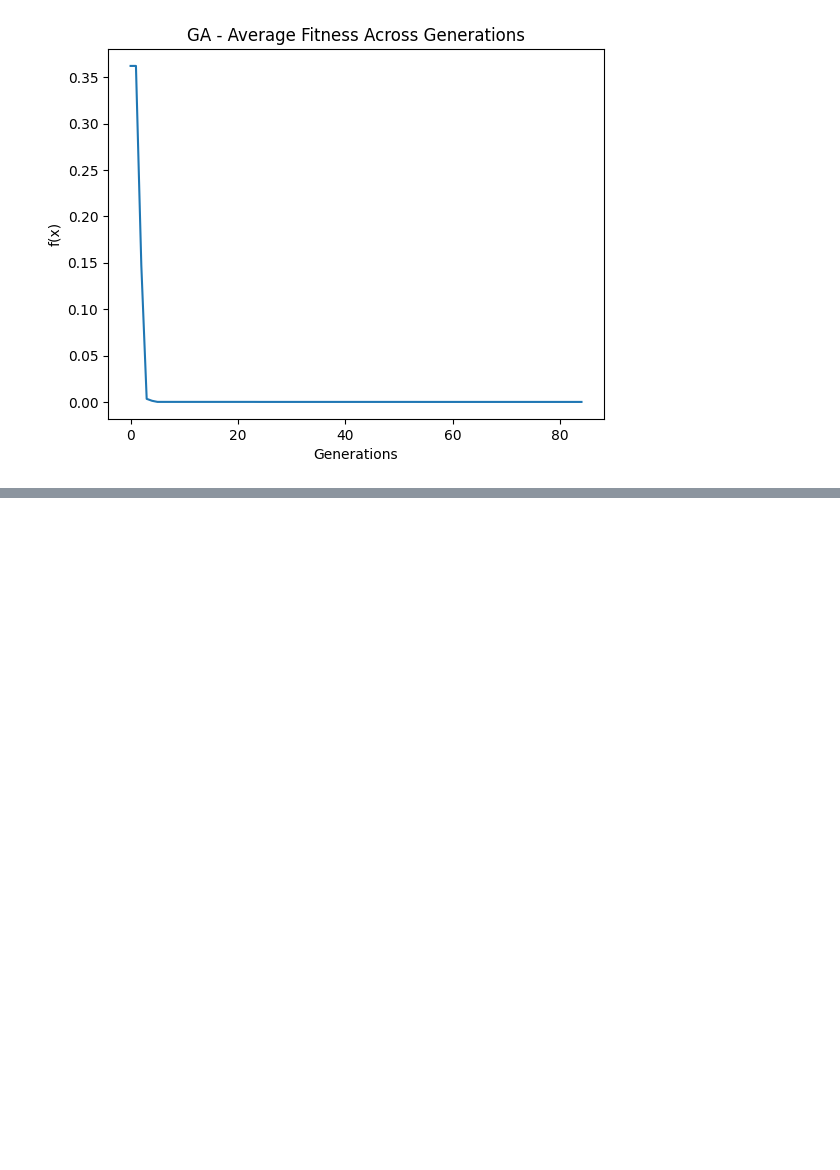
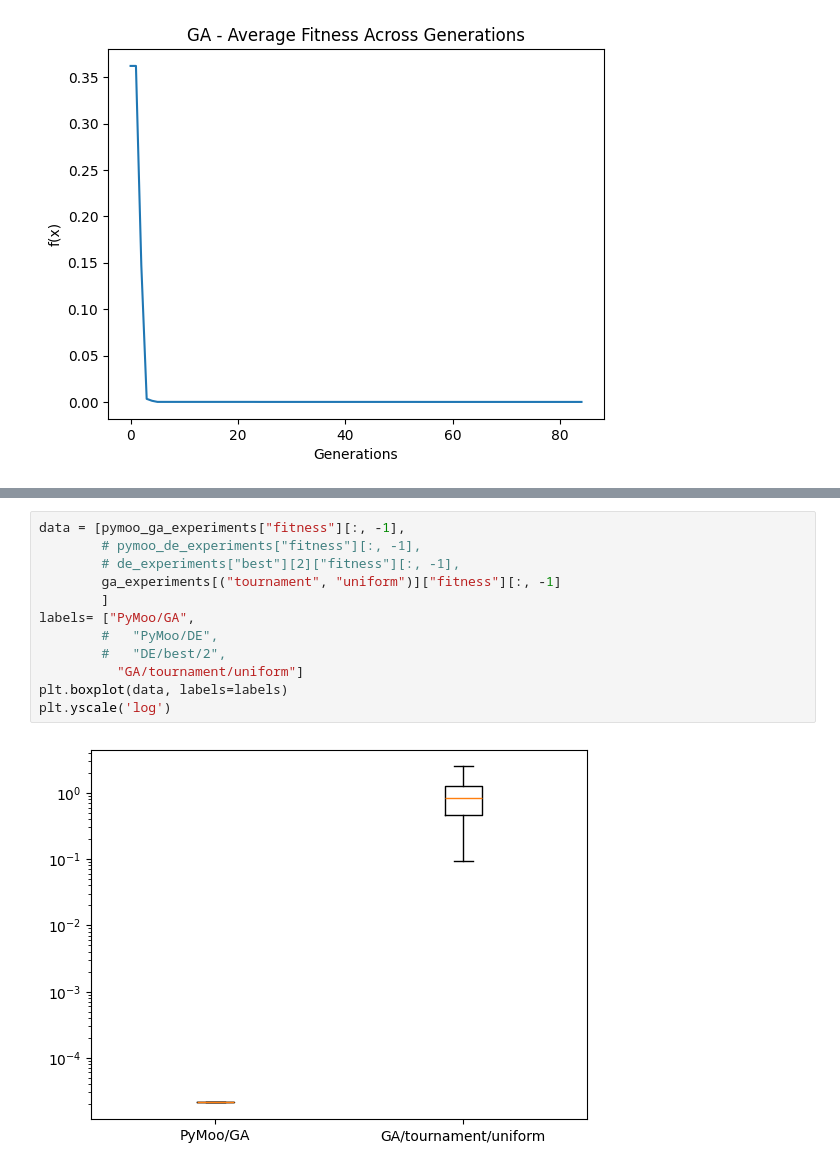
Before and after one commit to fparadas/evolution, a Jupyter notebook: experiments.ipynb, the cells around one changed output, grey strips where cells are left out. Drawn from its saved outputs; the diff is of its cells as text; blank space fills up the shorter version.

```diff
--- a/experiments.ipynb
+++ b/experiments.ipynb
@@ -229,0 +256,14 @@ plt.show()
+# %%
+data = [pymoo_ga_experiments["fitness"][:, -1],
+        # pymoo_de_experiments["fitness"][:, -1],
+        # de_experiments["best"][2]["fitness"][:, -1],
+        ga_experiments[("tournament", "uniform")]["fitness"][:, -1]
+        ]
+labels= ["PyMoo/GA",
+        #   "PyMoo/DE",
+        #   "DE/best/2",
+          "GA/tournament/uniform"]
+plt.boxplot(data, labels=labels)
+plt.yscale('log')
+# %% [output]
+[figure, added]
```
Also changed, not shown: parts of 24 cells of this notebook, 1 other file.
